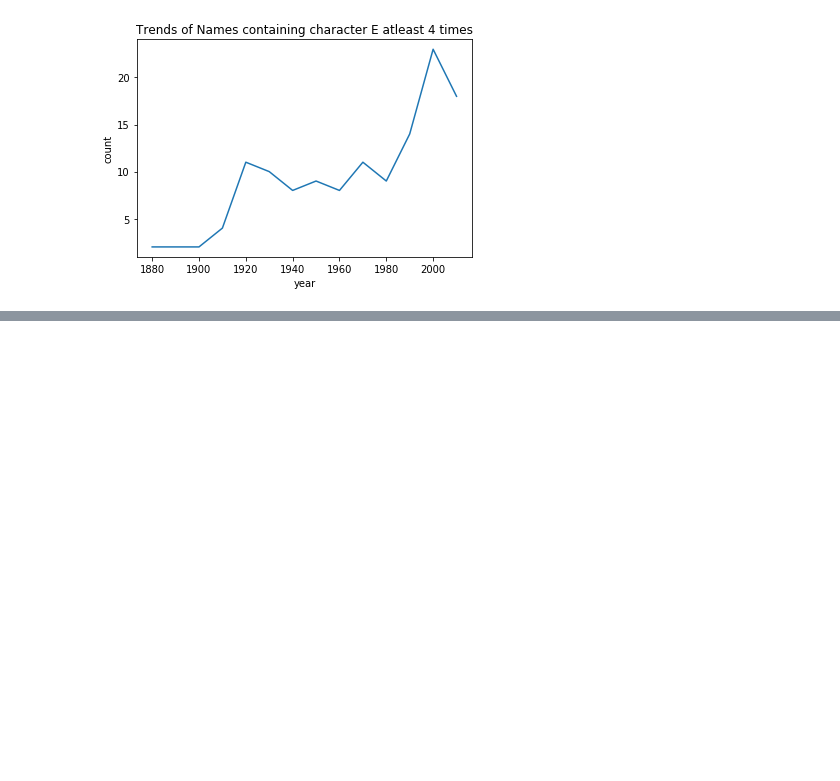
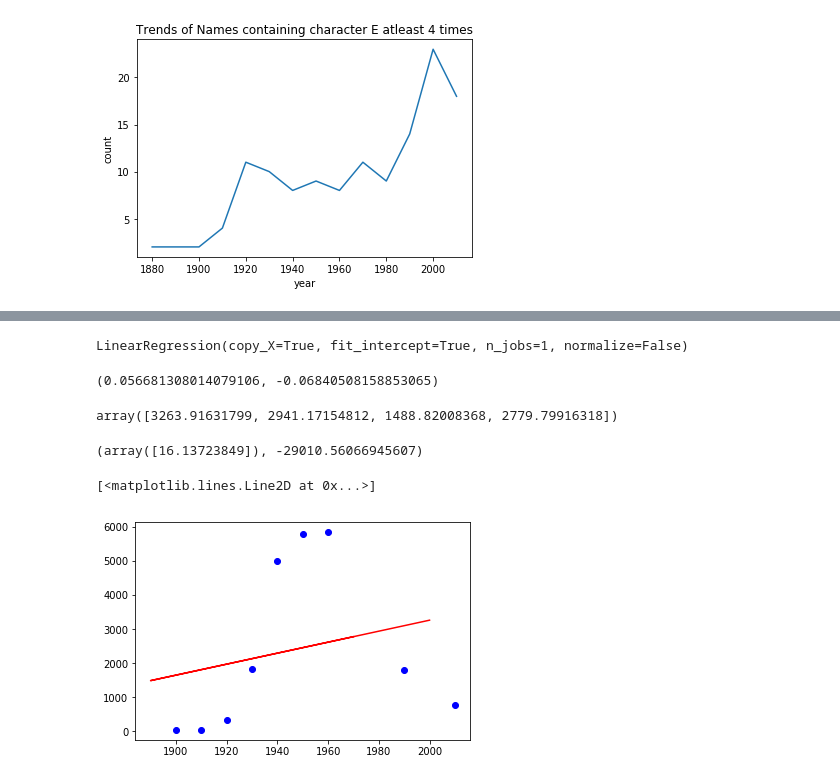
Before and after one commit to ahsansana1/babynamesanalysis, a Jupyter notebook: first_week_assginment.ipynb, the cells around one changed output, grey strips where cells are left out. Cells and saved outputs as stored; diff of their text form; code cells hidden in the pictures; blank space fills up the shorter version.

```diff
--- a/first_week_assginment.ipynb
+++ b/first_week_assginment.ipynb
@@ -534,3 +534,9 @@ plt.ylabel('count')
 # %% [output]
 Text(0,0.5,'count')
 [figure]
+# %%
+df39 = df18.groupby('year')['birth'].sum()
+df40 = df39.reset_index()
+X = df40[['year']]
+y = df40['birth']
+X.shape,y.shape
@@ -536,0 +550,26 @@ Text(0,0.5,'count')
+# %%
+m = LinearRegression()
+
+X_train, X_test, y_train, y_test = train_test_split(X, y, test_size = 0.3, random_state=42)
+m.fit(X_train,y_train)
+# %% [output]
+LinearRegression(copy_X=True, fit_intercept=True, n_jobs=1, normalize=False)
+# %%
+m.score(X_train,y_train), m.score(X_test,y_test)
+# %% [output]
+(0.056681308014079106, -0.06840508158853065)
+# %%
+ypred = m.predict(X_test)
+ypred
+# %% [output]
+array([3263.91631799, 2941.17154812, 1488.82008368, 2779.79916318])
+# %%
+m.coef_, m.intercept_
+# %% [output]
+(array([16.13723849]), -29010.56066945607)
+# %%
+plt.plot(X_train,y_train,'bo')
+plt.plot(X_test,ypred,'r-')
+# %% [output]
+[<matplotlib.lines.Line2D at 0x...>]
+[figure, added]
```
Also changed, not shown: parts of 3 cells of this notebook.
